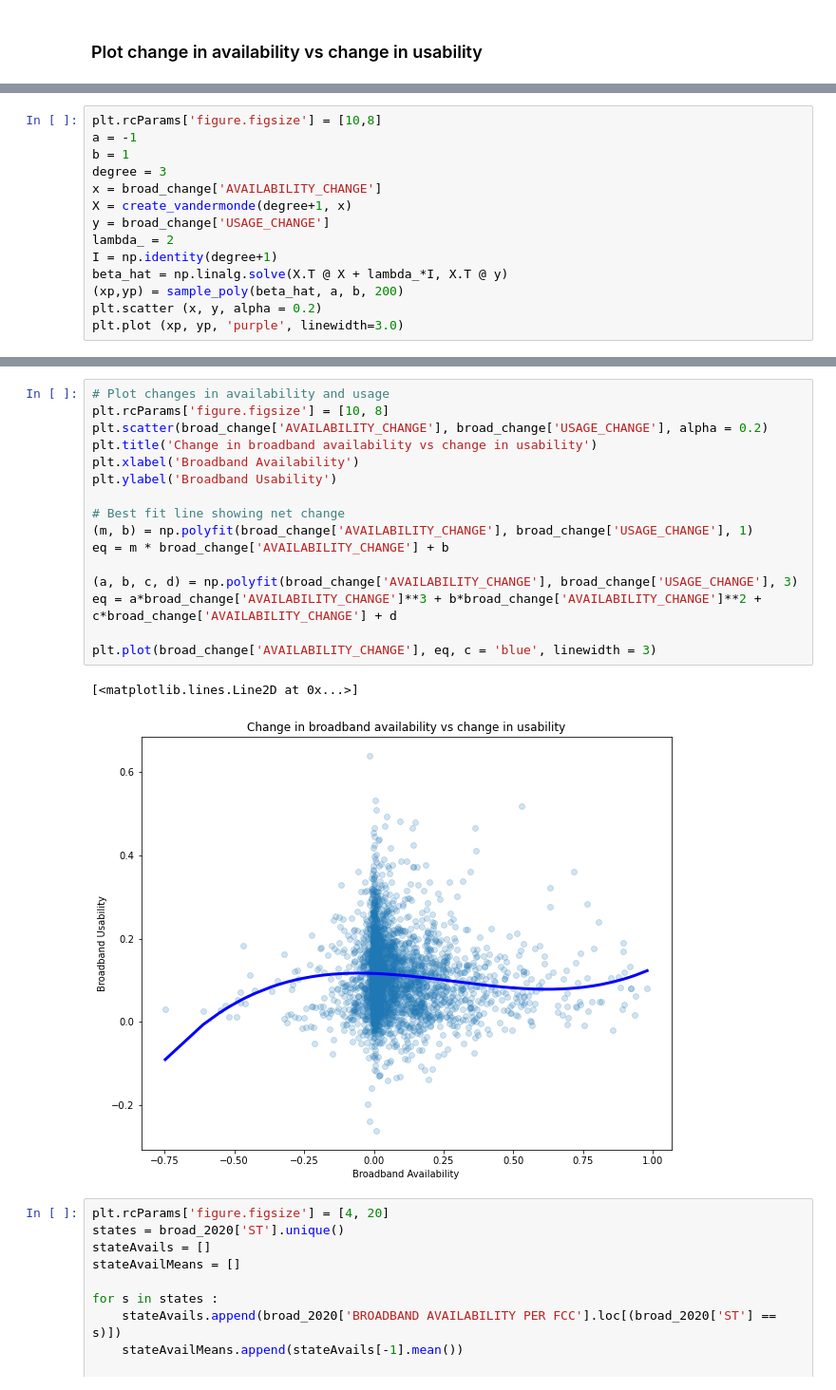
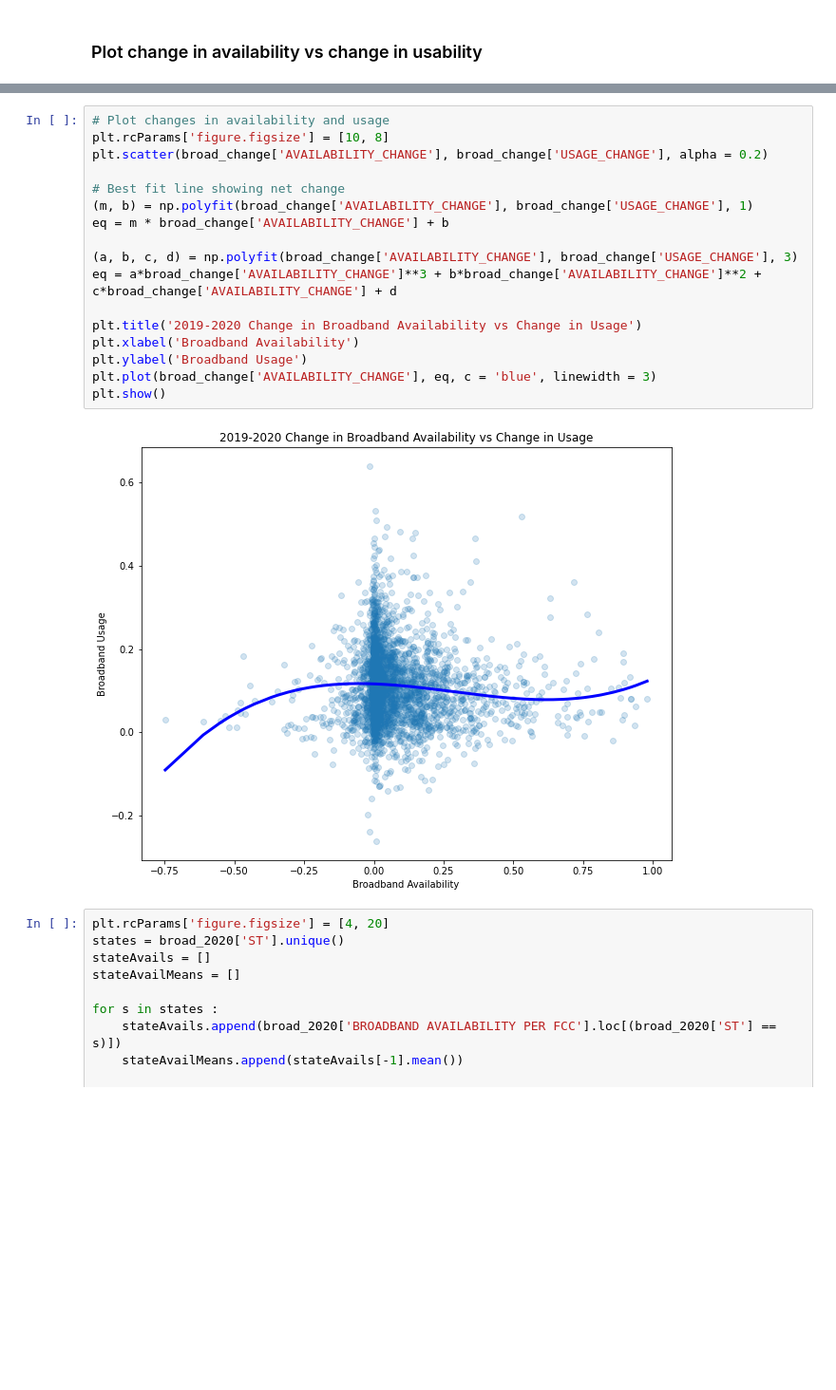
Before and after one commit to DragonGriffon2003/2021_DataSoup_DataFest, a Jupyter notebook: Data-Vis.ipynb, the cells around one changed output, grey strips where cells are left out. Shown at 95% size. Saved outputs shown, nothing was run; the diff lists cells and outputs as text; blank space fills up the shorter version.

Commit message:
cleaned up data-vis notebook to only contain plots being used for final submission

```diff
--- a/Data-Vis.ipynb
+++ b/Data-Vis.ipynb
@@ -141,14 +92,0 @@ def sample_poly(beta,a,b,num):
-# %%
-plt.rcParams['figure.figsize'] = [10,8]
-a = -1
-b = 1
-degree = 3
-x = broad_change['AVAILABILITY_CHANGE']
-X = create_vandermonde(degree+1, x)
-y = broad_change['USAGE_CHANGE']
-lambda_ = 2
-I = np.identity(degree+1)
-beta_hat = np.linalg.solve(X.T @ X + lambda_*I, X.T @ y)
-(xp,yp) = sample_poly(beta_hat, a, b, 200)
-plt.scatter (x, y, alpha = 0.2)
-plt.plot (xp, yp, 'purple', linewidth=3.0)
@@ -158,22 +93,22 @@ plt.plot (xp, yp, 'purple', linewidth=3.0)
 # %%
 # Plot changes in availability and usage
 plt.rcParams['figure.figsize'] = [10, 8]
 plt.scatter(broad_change['AVAILABILITY_CHANGE'], broad_change['USAGE_CHANGE'], alpha = 0.2)
-plt.title('Change in broadband availability vs change in usability')
-plt.xlabel('Broadband Availability')
-plt.ylabel('Broadband Usability')
 
 # Best fit line showing net change
 (m, b) = np.polyfit(broad_change['AVAILABILITY_CHANGE'], broad_change['USAGE_CHANGE'], 1)
 eq = m * broad_change['AVAILABILITY_CHANGE'] + b
 
 (a, b, c, d) = np.polyfit(broad_change['AVAILABILITY_CHANGE'], broad_change['USAGE_CHANGE'], 3)
 eq = a*broad_change['AVAILABILITY_CHANGE']**3 + b*broad_change['AVAILABILITY_CHANGE']**2 + c*broad_change['AVAILABILITY_CHANGE'] + d
 
+plt.title('2019-2020 Change in Broadband Availability vs Change in Usage')
+plt.xlabel('Broadband Availability')
+plt.ylabel('Broadband Usage')
 plt.plot(broad_change['AVAILABILITY_CHANGE'], eq, c = 'blue', linewidth = 3)
+plt.show()
 # %% [output]
-[<matplotlib.lines.Line2D at 0x...>]
-[figure, old version]
+[figure, new version]
 # %%
 plt.rcParams['figure.figsize'] = [4, 20]
 states = broad_2020['ST'].unique()
```
Also changed, not shown: parts of 9 cells of this notebook.
